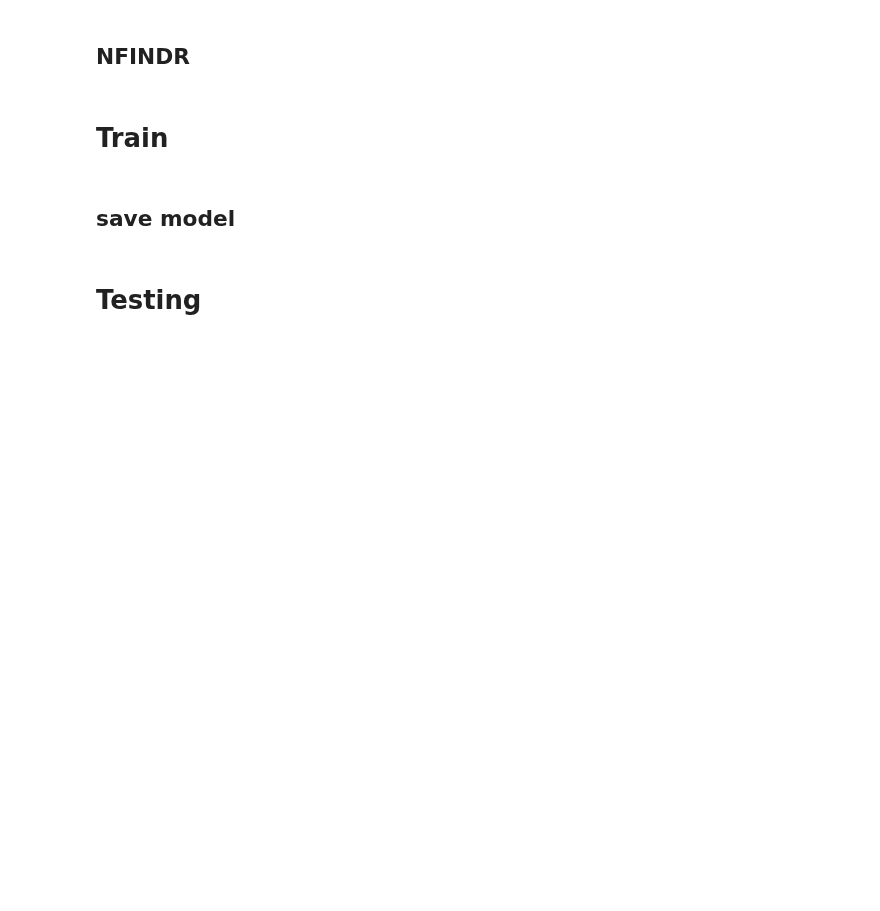
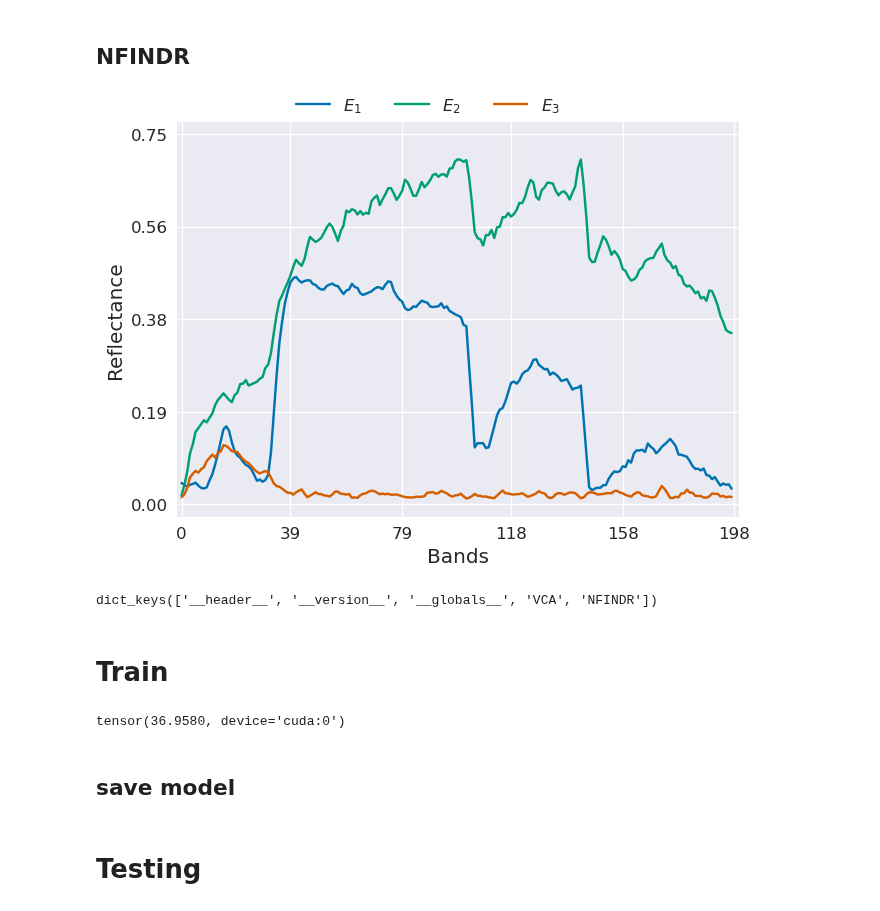
Before and after one commit to SolidusAbi/CLHU, a Jupyter notebook: notebooks/syntheticData.ipynb, the cells around one changed output. Cells and saved outputs as stored; diff of their text form; code cells hidden in the pictures; blank space fills up the shorter version.

```diff
--- a/notebooks/syntheticData.ipynb
+++ b/notebooks/syntheticData.ipynb
@@ -154,11 +161,13 @@ endmember_init = torch.from_numpy(endmember).float()
 # %%
 from HySpecLab.metrics import sad
 
 sad_result = sad(endmember_init, dataset.endmembers())
 e_idx = torch.argmin(sad_result, dim=0) # Index for reordering the ground truth
 endmember_init = endmember_init[e_idx]
 logit_endmember_init = torch.log((endmember_init / (1-endmember_init) + 1e-12))
 
-fig = plot_endmembers(endmember_init, ticks_range=(0, .7))
+fig = plot_endmembers(endmember_init, ticks_range=(0, .75))
 plt.show(fig)
 # fig.savefig(os.path.join(result_path, 'imgs/E_nfindr_est.pdf'), bbox_inches='tight')
+# %% [output]
+[figure, added]
@@ -165,9 +177,15 @@ plt.show(fig)
+# %%
+sio.loadmat(os.path.join(result_path, 'data/snr30/endmember_estimation.mat')).keys()
+# %% [output]
+dict_keys(['__header__', '__version__', '__globals__', 'VCA', 'NFINDR'])
 # %% [markdown]
 # Train
 # %%
 n_bands = dataset.n_bands
 model = ContrastiveUnmixing(n_bands, n_endmembers, endmember_init=logit_endmember_init)
-train(model, n_endmembers, dataset, n_batchs=50, n_epochs=50, lr=1e-3, simplex_weight=1e-3)
+train(model, n_endmembers, dataset, n_batchs=50, n_epochs=50, lr=1e-3, simplex_weight=5e-3)
+# %% [output]
+tensor(36.9580, device='cuda:0')
 # %% [markdown]
 ## save model
 # %%
```
Also changed, not shown: parts of 11 cells of this notebook, 10 other files.
